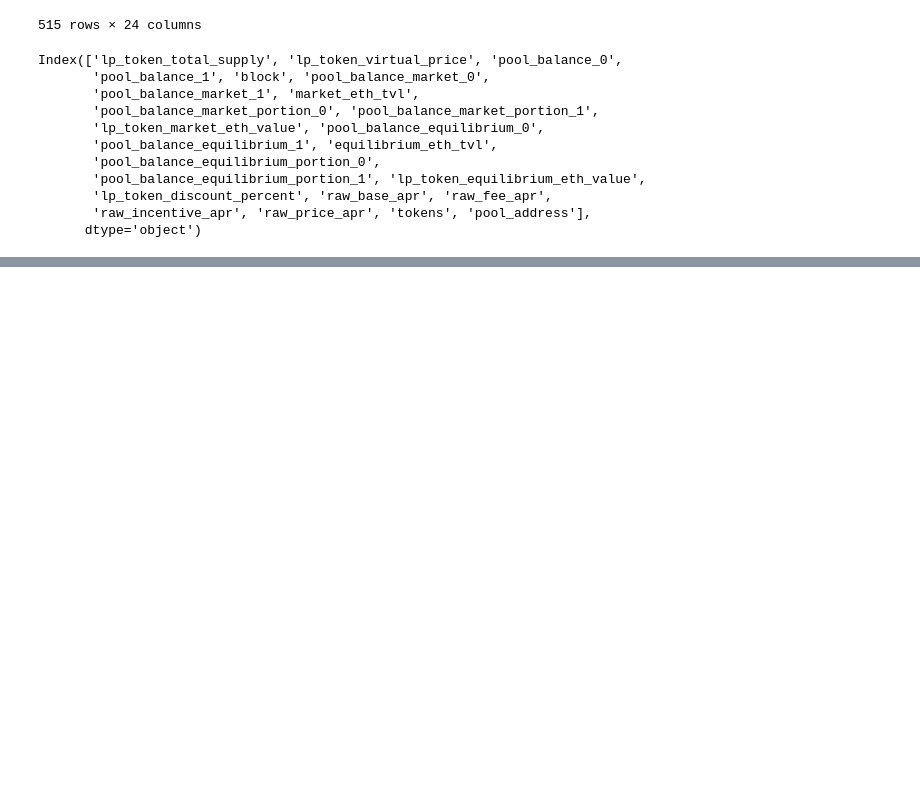
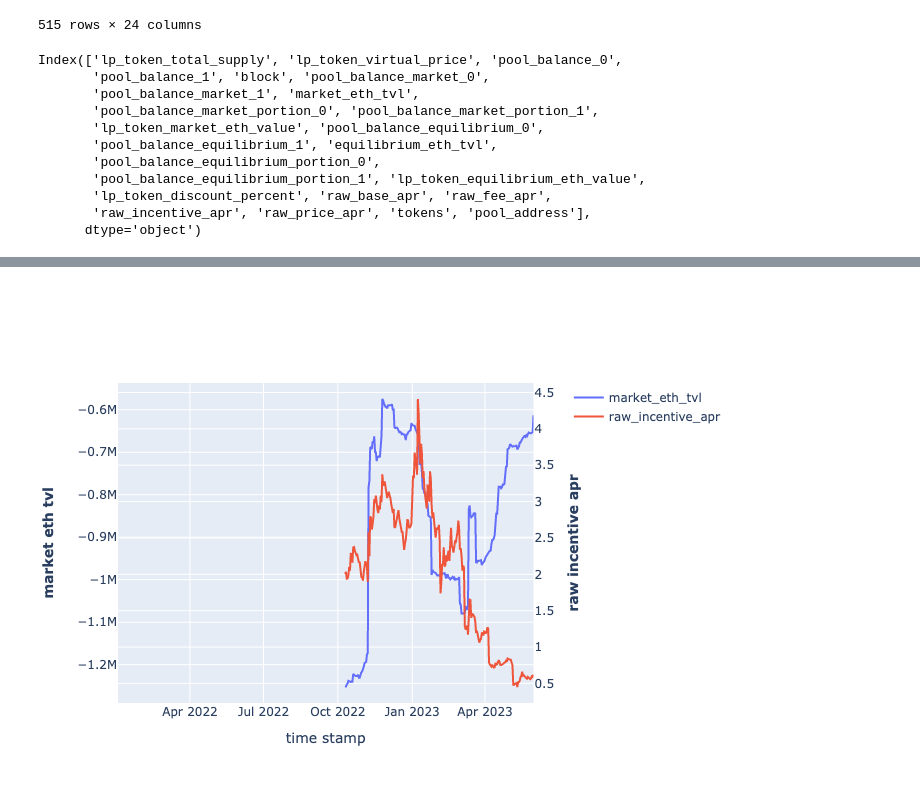
Before and after one commit to Tokemak/InternProject, a Jupyter notebook: internproject/demo.ipynb, the cells around one changed output, grey strips where cells are left out. Cells and saved outputs as stored; diff of their text form; code cells hidden in the pictures; blank space fills up the shorter version.

```diff
--- a/internproject/demo.ipynb
+++ b/internproject/demo.ipynb
@@ -50,0 +69,26 @@ Index(['lp_token_total_supply', 'lp_token_virtual_price', 'pool_balance_0',
+# %%
+import plotly.graph_objects as go
+from plotly.subplots import make_subplots
+
+# Create figure with secondary y-axis
+fig = make_subplots(specs=[[{"secondary_y": True}]])
+
+# Add traces
+fig.add_trace(
+    go.Scatter(x=stETH_eth_apr_df.index, y=-stETH_eth_apr_df['market_eth_tvl'], name='market_eth_tvl'),
+    secondary_y=False,
+)
+
+fig.add_trace(
+    go.Scatter(x=stETH_eth_apr_df.index, y=stETH_eth_apr_df['raw_incentive_apr'], name='raw_incentive_apr'),
+    secondary_y=True,
+)
+
+# Set x-axis title
+fig.update_xaxes(title_text="time stamp")
+
+# Set y-axes titles
+fig.update_yaxes(title_text="<b>market eth tvl</b>", secondary_y=False)
+fig.update_yaxes(title_text="<b>raw incentive apr</b>", secondary_y=True)
+# %% [output]
+[figure, added]
```
Also changed, not shown: parts of 7 cells of this notebook, 9 other files.
